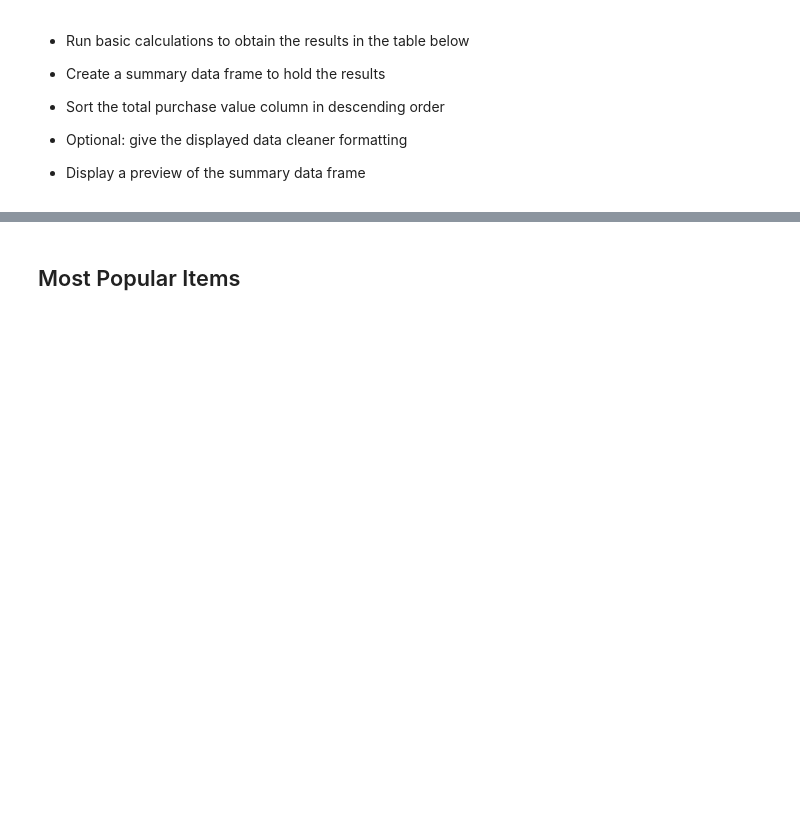
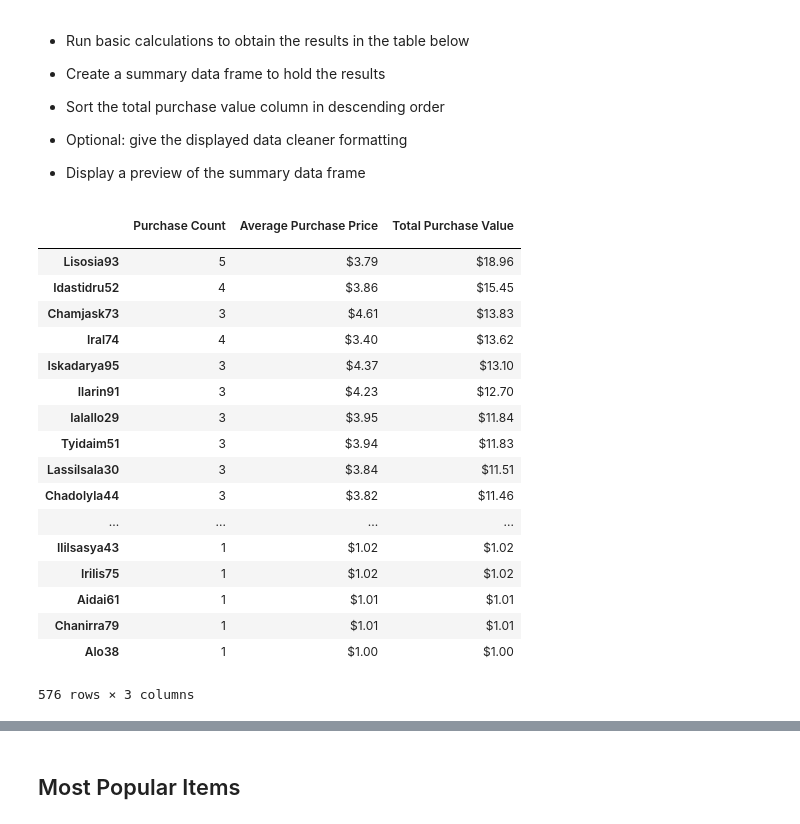
Before and after one commit to rschroer/allhomeworks, a Jupyter notebook: HeroesOfPymoli/RPS_HeroesOfPymoli.ipynb, the cells around one changed output, grey strips where cells are left out. Cells and saved outputs as stored; diff of their text form; code cells hidden in the pictures; blank space fills up the shorter version.

```diff
--- a/HeroesOfPymoli/RPS_HeroesOfPymoli.ipynb
+++ b/HeroesOfPymoli/RPS_HeroesOfPymoli.ipynb
@@ -326,5 +328,51 @@ purchase_age
 
 
 * Display a preview of the summary data frame
+# %%
+#staring group by
+spender_groups=purchase_data.groupby("SN")
+#find number of purchases
+spender_df=spender_groups.count()
+#create purchase count dolumn
+spender_df["Purchase Count"]=spender_df["Purchase ID"]
+#find avg price
+spender_price=spender_groups.mean()
+#create price column
+spender_df["Average Purchase Price"]=spender_price["Price"]
+#find total value
+spender_value=spender_groups.sum()
+#create value column
+spender_df["Total Purchase Value"]=spender_value["Price"]
+#sort by total price
+spender_df=spender_df.sort_values(by=["Total Purchase Value"],ascending=False)
+#get rid of index
+spender_df.index.names = ['']
+#format the prices
+spender_df["Total Purchase Value"]=spender_df["Total Purchase Value"].map( "${:.2f}".format)
+spender_df["Average Purchase Price"]=spender_df["Average Purchase Price"].map( "${:.2f}".format)
+#keep the wanted columns
+spender_df=spender_df[["Purchase Count","Average Purchase Price","Total Purchase Value"]]
+#display summary
+spender_df.head()
+# %% [output]
+|  | Purchase Count | Average Purchase Price | Total Purchase Value |
+|  |  |  |  |
+| Lisosia93 | 5 | $3.79 | $18.96 |
+| Idastidru52 | 4 | $3.86 | $15.45 |
+| Chamjask73 | 3 | $4.61 | $13.83 |
+| Iral74 | 4 | $3.40 | $13.62 |
+| Iskadarya95 | 3 | $4.37 | $13.10 |
+| Ilarin91 | 3 | $4.23 | $12.70 |
+| Ialallo29 | 3 | $3.95 | $11.84 |
+| Tyidaim51 | 3 | $3.94 | $11.83 |
+| Lassilsala30 | 3 | $3.84 | $11.51 |
+| Chadolyla44 | 3 | $3.82 | $11.46 |
+| ... | ... | ... | ... |
+| Ililsasya43 | 1 | $1.02 | $1.02 |
+| Irilis75 | 1 | $1.02 | $1.02 |
+| Aidai61 | 1 | $1.01 | $1.01 |
+| Chanirra79 | 1 | $1.01 | $1.01 |
+| Alo38 | 1 | $1.00 | $1.00 |
+576 rows × 3 columns
 # %%
 #Sample from workbook
```
Also changed, not shown: parts of 2 cells of this notebook.
